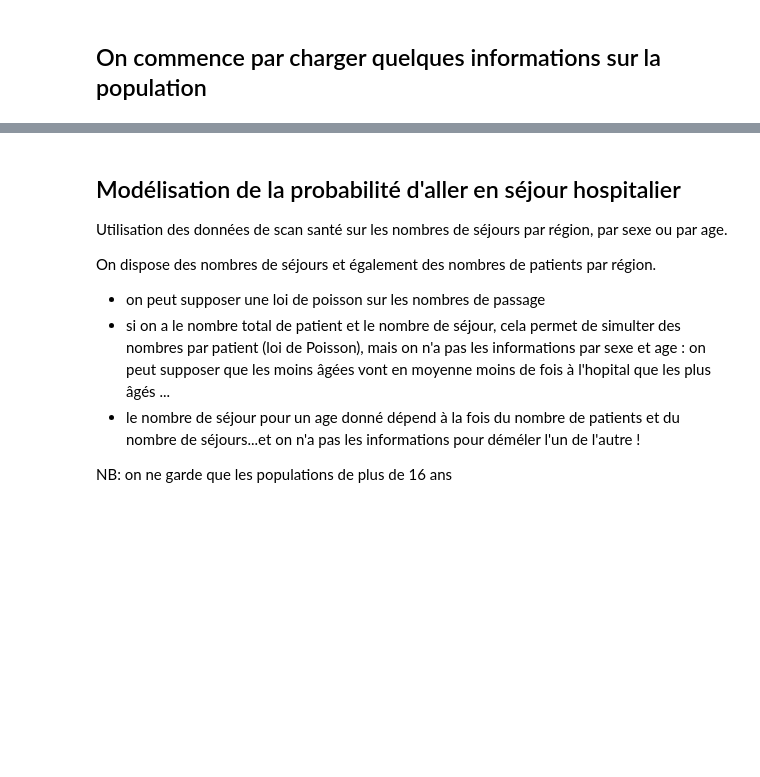
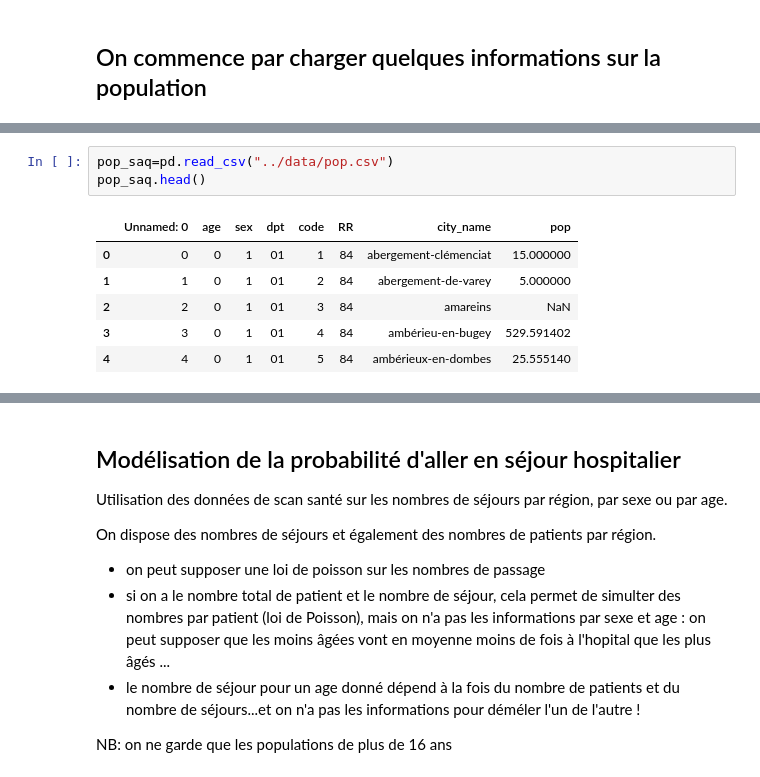
Before and after one commit to tguyet/medtrajectory_datagen, a Jupyter notebook: Data_Analysis/Prepa_Hospitalisations.ipynb, the cells around one changed output, grey strips where cells are left out. Cells and saved outputs as stored; diff of their text form; blank space fills up the shorter version.

```diff
--- a/Data_Analysis/Prepa_Hospitalisations.ipynb
+++ b/Data_Analysis/Prepa_Hospitalisations.ipynb
@@ -87,0 +24,10 @@ Population totale:  66359521.99452539
+# %%
+pop_saq=pd.read_csv("../data/pop.csv")
+pop_saq.head()
+# %% [output]
+|  | Unnamed: 0 | age | sex | dpt | code | RR | city_name | pop |
+| 0 | 0 | 0 | 1 | 01 | 1 | 84 | abergement-clémenciat | 15.000000 |
+| 1 | 1 | 0 | 1 | 01 | 2 | 84 | abergement-de-varey | 5.000000 |
+| 2 | 2 | 0 | 1 | 01 | 3 | 84 | amareins | NaN |
+| 3 | 3 | 0 | 1 | 01 | 4 | 84 | ambérieu-en-bugey | 529.591402 |
+| 4 | 4 | 0 | 1 | 01 | 5 | 84 | ambérieux-en-dombes | 25.555140 |
```
Also changed, not shown: parts of 16 cells of this notebook, 6 other files.
